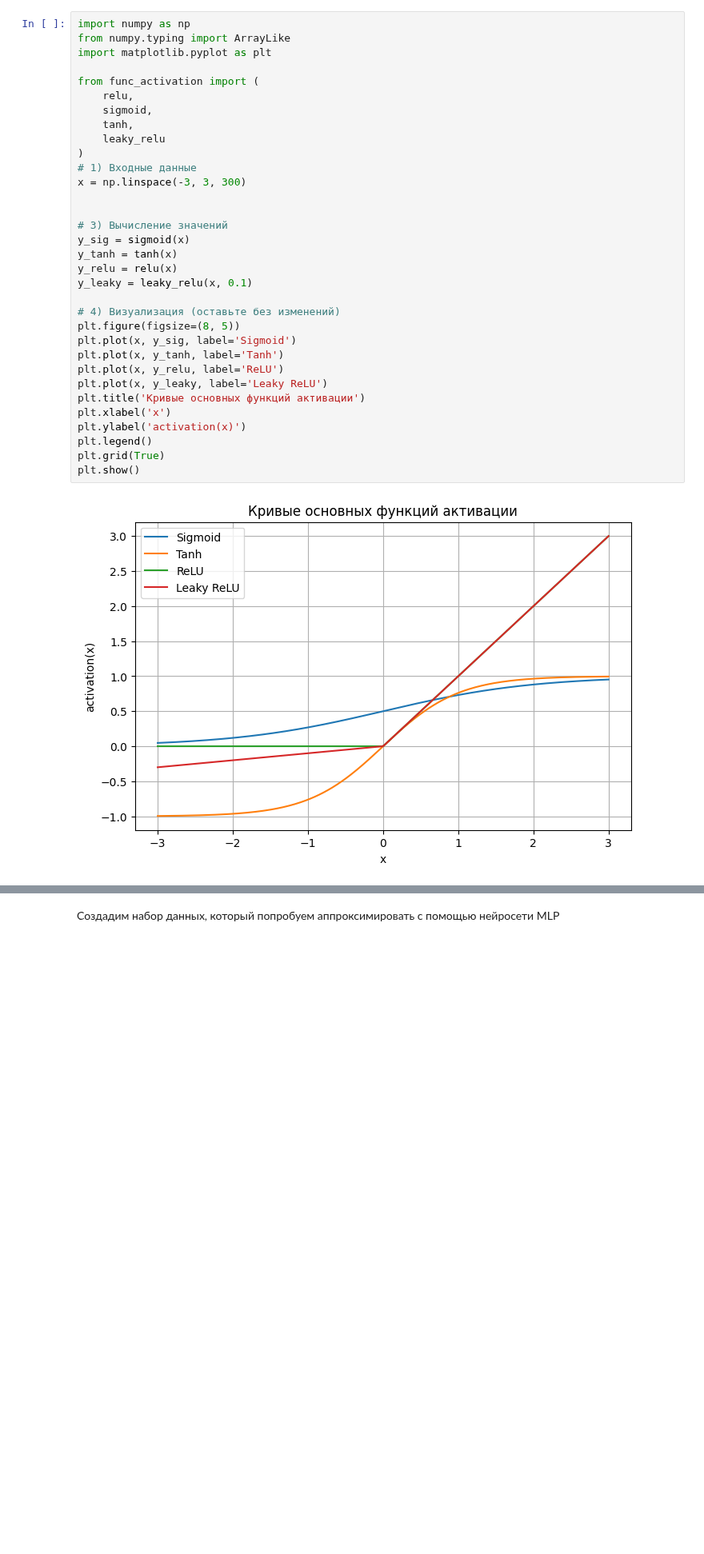
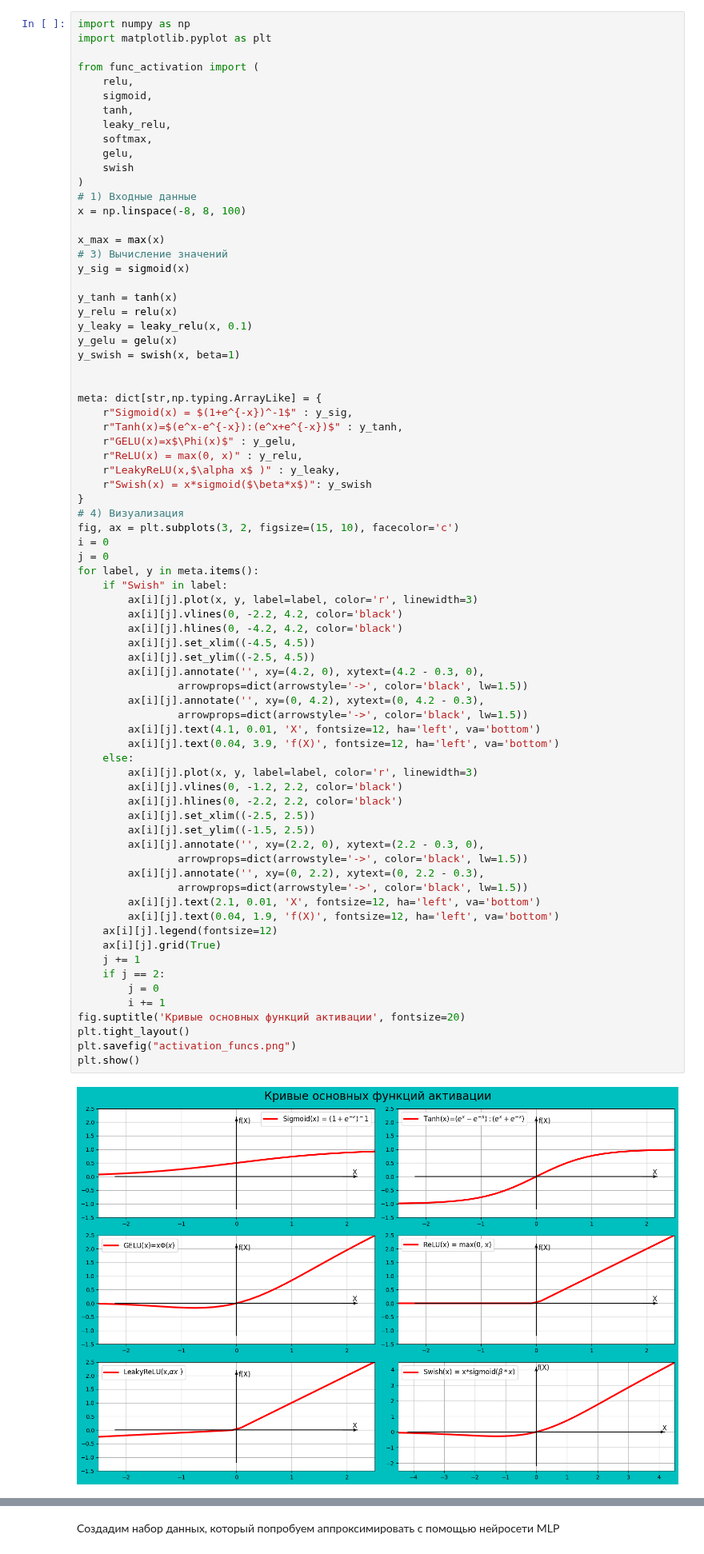
Before and after one commit to Ollldman/ml_dl_experiments, a Jupyter notebook: ml_dl_experiments/dl/dl_modules/first_MLP/1. intro in neural networks.ipynb, the cells around one changed output, grey strips where cells are left out. Shown at 80% size. Saved outputs shown, nothing was run; the diff lists cells and outputs as text; blank space fills up the shorter version.

Commit message:
added new from first theme added activations

```diff
--- a/ml_dl_experiments/dl/dl_modules/first_MLP/1. intro in neural networks.ipynb
+++ b/ml_dl_experiments/dl/dl_modules/first_MLP/1. intro in neural networks.ipynb
@@ -1,38 +73,79 @@
 # %%
 import numpy as np
-from numpy.typing import ArrayLike
 import matplotlib.pyplot as plt
 
 from func_activation import (
     relu,
     sigmoid,
     tanh,
-    leaky_relu
+    leaky_relu,
+    softmax,
+    gelu,
+    swish
 )
 # 1) Входные данные
-x = np.linspace(-3, 3, 300)
+x = np.linspace(-8, 8, 100)
 
-
+x_max = max(x)
 # 3) Вычисление значений
 y_sig = sigmoid(x)
+
 y_tanh = tanh(x)
 y_relu = relu(x)
 y_leaky = leaky_relu(x, 0.1)
+y_gelu = gelu(x)
+y_swish = swish(x, beta=1)
 
-# 4) Визуализация (оставьте без изменений)
-plt.figure(figsize=(8, 5))
-plt.plot(x, y_sig, label='Sigmoid')
-plt.plot(x, y_tanh, label='Tanh')
-plt.plot(x, y_relu, label='ReLU')
-plt.plot(x, y_leaky, label='Leaky ReLU')
-plt.title('Кривые основных функций активации')
-plt.xlabel('x')
-plt.ylabel('activation(x)')
-plt.legend()
-plt.grid(True)
+
+meta: dict[str,np.typing.ArrayLike] = {
+    r"Sigmoid(x) = $(1+e^{-x})^-1$" : y_sig,
+    r"Tanh(x)=$(e^x-e^{-x}):(e^x+e^{-x})$" : y_tanh,
+    r"GELU(x)=x$\Phi(x)$" : y_gelu,
+    r"ReLU(x) = max(0, x)" : y_relu,
+    r"LeakyReLU(x,$\alpha x$ )" : y_leaky,
+    r"Swish(x) = x*sigmoid($\beta*x$)": y_swish
+}
+# 4) Визуализация
+fig, ax = plt.subplots(3, 2, figsize=(15, 10), facecolor='c')
+i = 0
+j = 0
+for label, y in meta.items():
+    if "Swish" in label:
+        ax[i][j].plot(x, y, label=label, color='r', linewidth=3)
+        ax[i][j].vlines(0, -2.2, 4.2, color='black')
+        ax[i][j].hlines(0, -4.2, 4.2, color='black')
+        ax[i][j].set_xlim((-4.5, 4.5))
+        ax[i][j].set_ylim((-2.5, 4.5))
+        ax[i][j].annotate('', xy=(4.2, 0), xytext=(4.2 - 0.3, 0),
+                arrowprops=dict(arrowstyle='->', color='black', lw=1.5))
+        ax[i][j].annotate('', xy=(0, 4.2), xytext=(0, 4.2 - 0.3),
+                arrowprops=dict(arrowstyle='->', color='black', lw=1.5))
+        ax[i][j].text(4.1, 0.01, 'X', fontsize=12, ha='left', va='bottom')
+        ax[i][j].text(0.04, 3.9, 'f(X)', fontsize=12, ha='left', va='bottom')
+    else:
+        ax[i][j].plot(x, y, label=label, color='r', linewidth=3)
+        ax[i][j].vlines(0, -1.2, 2.2, color='black')
+        ax[i][j].hlines(0, -2.2, 2.2, color='black')
+        ax[i][j].set_xlim((-2.5, 2.5))
+        ax[i][j].set_ylim((-1.5, 2.5))
+        ax[i][j].annotate('', xy=(2.2, 0), xytext=(2.2 - 0.3, 0),
+                arrowprops=dict(arrowstyle='->', color='black', lw=1.5))
+        ax[i][j].annotate('', xy=(0, 2.2), xytext=(0, 2.2 - 0.3),
+                arrowprops=dict(arrowstyle='->', color='black', lw=1.5))
+        ax[i][j].text(2.1, 0.01, 'X', fontsize=12, ha='left', va='bottom')
+        ax[i][j].text(0.04, 1.9, 'f(X)', fontsize=12, ha='left', va='bottom')
+    ax[i][j].legend(fontsize=12)
+    ax[i][j].grid(True)
+    j += 1
+    if j == 2:
+        j = 0
+        i += 1
+fig.suptitle('Кривые основных функций активации', fontsize=20)
+plt.tight_layout()
+plt.savefig("activation_funcs.png")
 plt.show()
 # %% [output]
-[figure, old version]
+[figure, new version]
 # %%
 from basic_MLP import MLP
 
```
Also changed, not shown: parts of 6 cells of this notebook, 3 other files.
